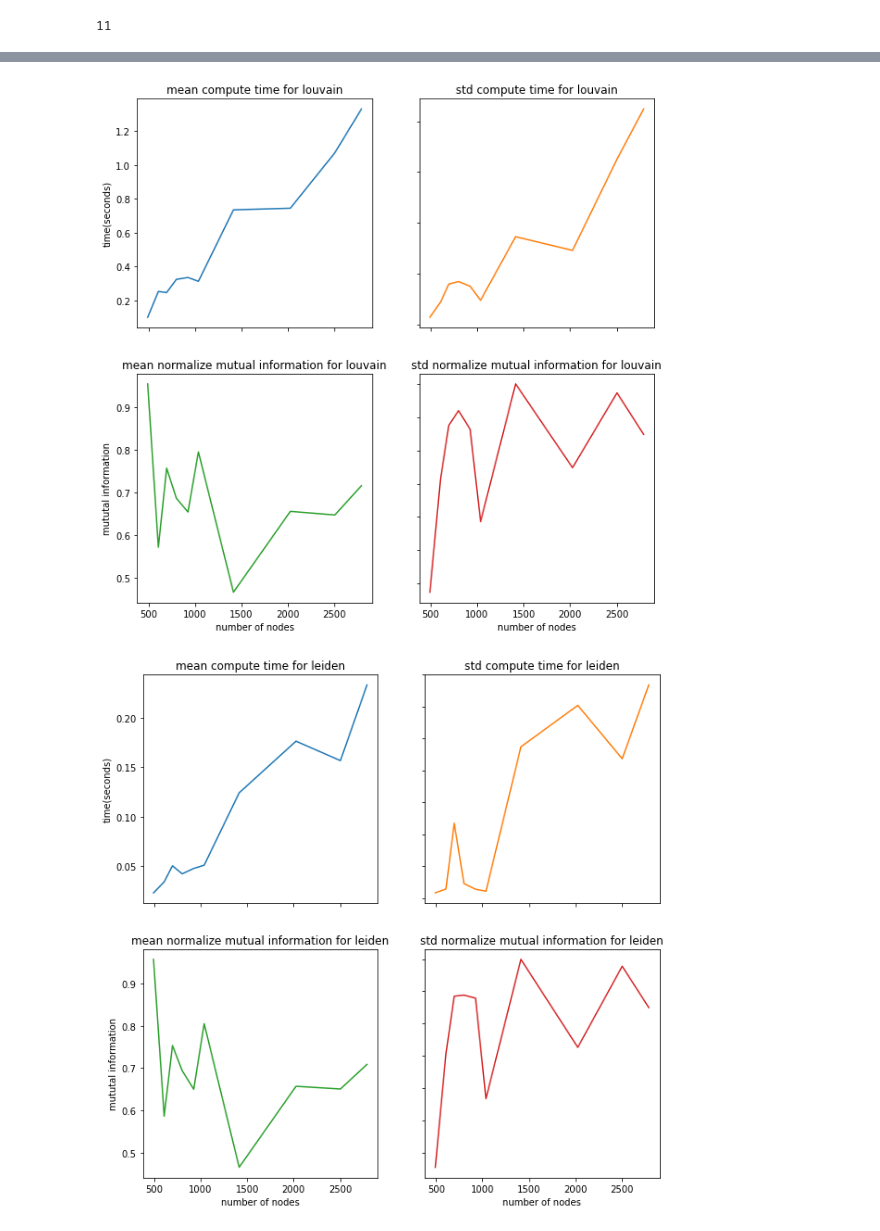
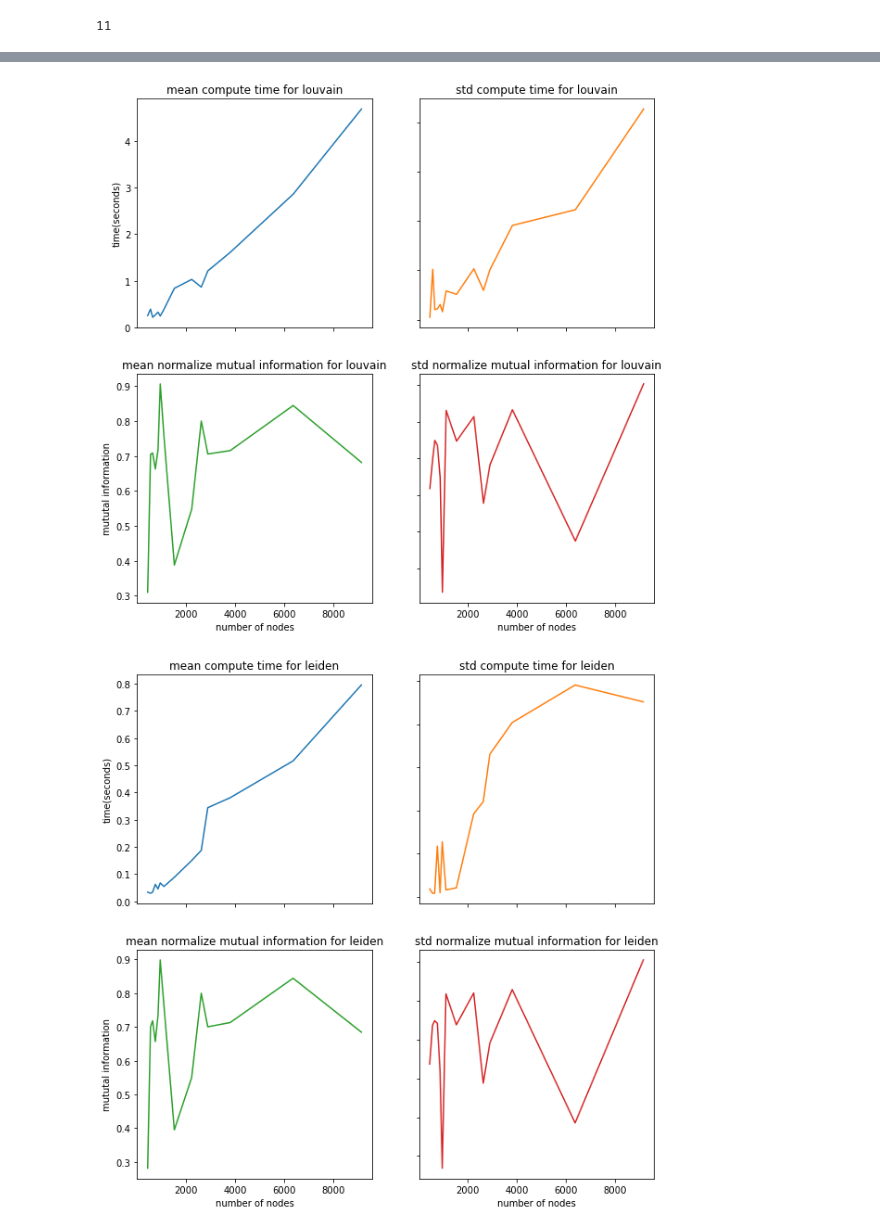
Before and after one commit to sajjadGG/Community-Detection-Task, a Jupyter notebook: Explore.ipynb, the cells around one changed output, grey strips where cells are left out. Saved outputs shown, nothing was run; the diff lists cells and outputs as text; code cells hidden in the pictures.

Commit message:
feat(CD):add image results

```diff
--- a/Explore.ipynb
+++ b/Explore.ipynb
@@ -176,23 +163,3 @@ def normalized_mutual_info_acc(coms_pred, coms_true):
     return normalized_mutual_info_score(
         to_vertex_community(coms_true), to_vertex_community(coms_pred)
     )
-# %%
-# parameters
-n = 500
-tau1 = 3
-tau2 = 1.5
-mu = 0.1
-G = lfr(
-    n, tau1, tau2, mu, average_degree=5, min_community=100, seed=10
-)
-com_true = to_community_list(G)
-
-coms_louvain = algorithms.louvain(G,weight='weight',resolution=1.,randomize=False)
-coms_leiden = algorithms.leiden(G)
-coms_CNM = algorithms.greedy_modularity(G)
-coms_wt = algorithms.walktrap(G)
-
-com_algs = {'louvain':coms_louvain,'leiden':coms_leiden , 'CNM' : coms_CNM,'wt':coms_wt}
-
-for ca in com_algs:
-    print(f"{ca} NMI: {normalized_mutual_info_acc(com_algs[ca].communities,com_true)}")
@@ -345,39 +282,39 @@ for ca in com_algs:
     nmi_mean = []
     nmi_std = []
     degree =[]
-    for i in range(0,len(metric),num_trails):
+    for i,me in enumerate(metric):
 
-        running_time_mean.append(np.mean([m[ca][1] for m in metric[i:i+num_trails]]))
-        running_time_std.append(np.std([m[ca][1] for m in metric[i:i+num_trails]]))
+        running_time_mean.append(np.mean([m[ca][1] for m in me]))
+        running_time_std.append(np.std([m[ca][1] for m in me]))
 
-        nmi_mean.append(np.mean([m[ca][0] for m in metric[i:i+num_trails]]))
-        nmi_std.append(np.std([m[ca][0] for m in metric[i:i+num_trails]]))
+        nmi_mean.append(np.mean([m[ca][0] for m in me]))
+        nmi_std.append(np.std([m[ca][0] for m in me]))
 
-        degree.append(np.mean([m for m in params[i:i+num_trails]]))
+        degree.append(np.mean([m for m in params[i]]))
 
 
 
     fig, axs = plt.subplots(2, 2,figsize=(10,10))
 
     axs[0, 0].plot(degree, running_time_mean)
     axs[0, 0].set_title(f"mean compute time for {ca}")
     axs[0, 0].set(xlabel='number of nodes', ylabel='time(seconds)')
 
     axs[0, 1].plot(degree, running_time_std, 'tab:orange')
     axs[0, 1].set_title(f"std compute time for {ca}")
     axs[0, 1].set(xlabel='number of nodes', ylabel='time(seconds)')
 
     axs[1, 0].plot(degree, nmi_mean, 'tab:green')
     axs[1, 0].set_title(f"mean normalize mutual information for {ca}")
     axs[1, 0].set(xlabel='number of nodes', ylabel='mututal information')
 
     axs[1, 1].plot(degree, nmi_std, 'tab:red')
     axs[1, 1].set_title(f"std normalize mutual information for {ca}")
     axs[1, 1].set(xlabel='number of nodes', ylabel='mututal information')
 
     for ax in axs.flat:
         ax.label_outer()
     plt.savefig(f"result {ca}.png")
 # %% [output]
-[figure, old version]
+[figure, new version]
-[figure, old version]
+[figure, new version]
```
Also changed, not shown: parts of 36 cells of this notebook, 8 other files.
